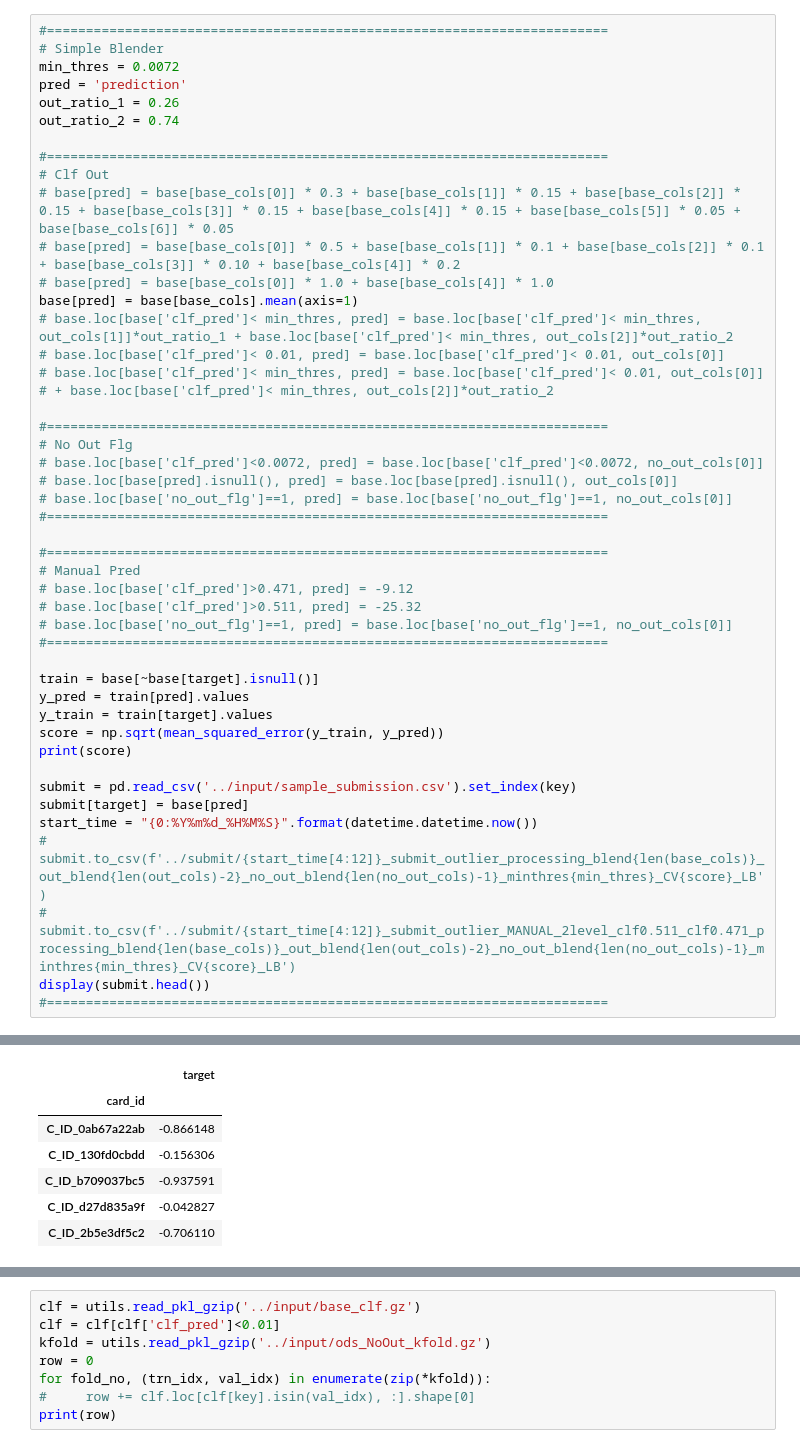
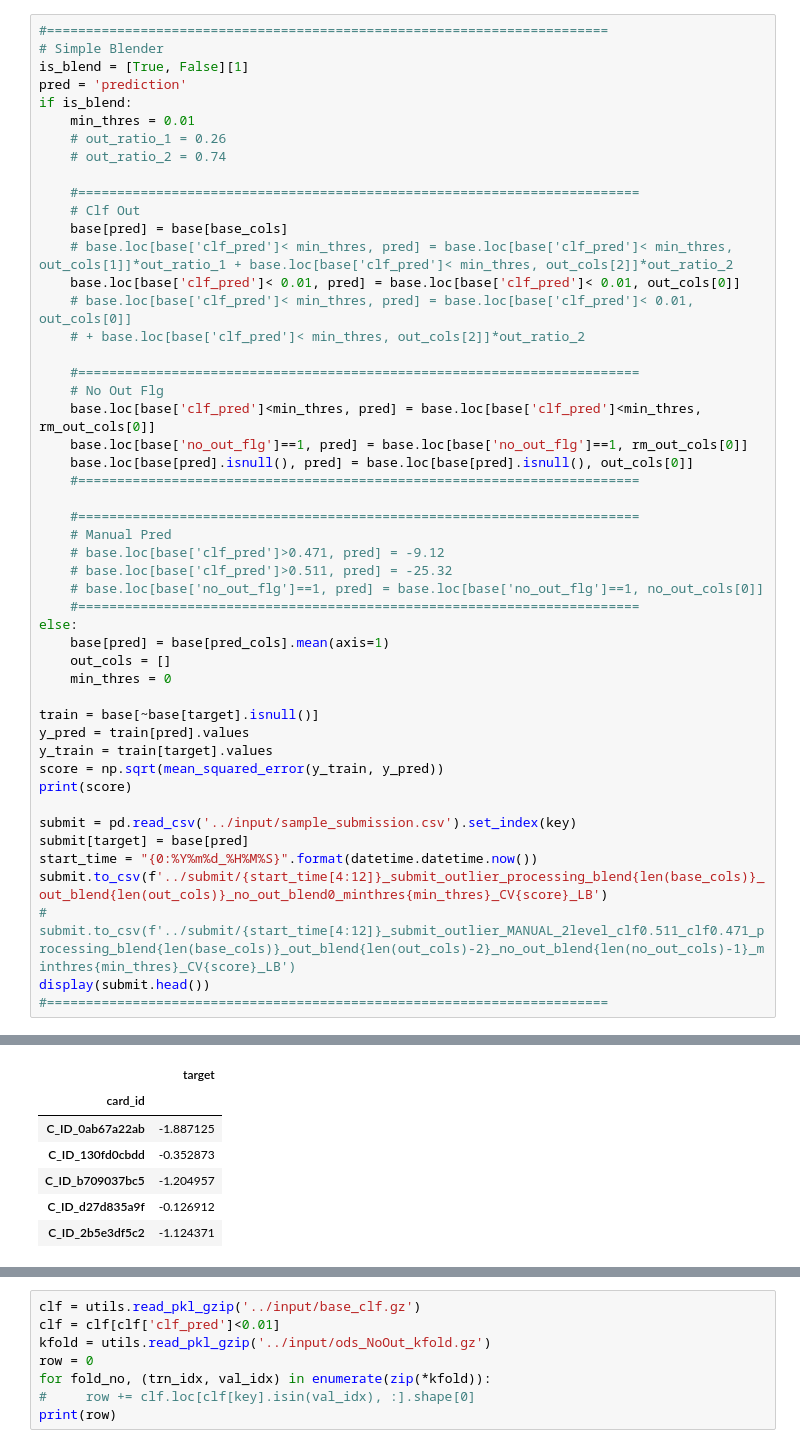
Before and after one commit to Chestnut1999/Elo-Recommendation-23place, a Jupyter notebook: jpy/225_elo_blender_exp.ipynb, the cells around one changed output, grey strips where cells are left out. Saved outputs shown, nothing was run; the diff lists cells and outputs as text.

```diff
--- a/jpy/225_elo_blender_exp.ipynb
+++ b/jpy/225_elo_blender_exp.ipynb
@@ -131,35 +155,38 @@ tmp[tmp.isnull()].shape
 # %%
 #========================================================================
 # Simple Blender
-min_thres = 0.0072
+is_blend = [True, False][1]
 pred = 'prediction'
-out_ratio_1 = 0.26
-out_ratio_2 = 0.74
+if is_blend:
+    min_thres = 0.01
+    # out_ratio_1 = 0.26
+    # out_ratio_2 = 0.74
 
-#========================================================================
-# Clf Out
-# base[pred] = base[base_cols[0]] * 0.3 + base[base_cols[1]] * 0.15 + base[base_cols[2]] * 0.15 + base[base_cols[3]] * 0.15 + base[base_cols[4]] * 0.15 + base[base_cols[5]] * 0.05 + base[base_cols[6]] * 0.05
-# base[pred] = base[base_cols[0]] * 0.5 + base[base_cols[1]] * 0.1 + base[base_cols[2]] * 0.1 + base[base_cols[3]] * 0.10 + base[base_cols[4]] * 0.2
-# base[pred] = base[base_cols[0]] * 1.0 + base[base_cols[4]] * 1.0
-base[pred] = base[base_cols].mean(axis=1)
-# base.loc[base['clf_pred']< min_thres, pred] = base.loc[base['clf_pred']< min_thres, out_cols[1]]*out_ratio_1 + base.loc[base['clf_pred']< min_thres, out_cols[2]]*out_ratio_2
-# base.loc[base['clf_pred']< 0.01, pred] = base.loc[base['clf_pred']< 0.01, out_cols[0]]
-# base.loc[base['clf_pred']< min_thres, pred] = base.loc[base['clf_pred']< 0.01, out_cols[0]]
-# + base.loc[base['clf_pred']< min_thres, out_cols[2]]*out_ratio_2
+    #========================================================================
+    # Clf Out
+    base[pred] = base[base_cols]
+    # base.loc[base['clf_pred']< min_thres, pred] = base.loc[base['clf_pred']< min_thres, out_cols[1]]*out_ratio_1 + base.loc[base['clf_pred']< min_thres, out_cols[2]]*out_ratio_2
+    base.loc[base['clf_pred']< 0.01, pred] = base.loc[base['clf_pred']< 0.01, out_cols[0]]
+    # base.loc[base['clf_pred']< min_thres, pred] = base.loc[base['clf_pred']< 0.01, out_cols[0]]
+    # + base.loc[base['clf_pred']< min_thres, out_cols[2]]*out_ratio_2
 
-#========================================================================
-# No Out Flg
-# base.loc[base['clf_pred']<0.0072, pred] = base.loc[base['clf_pred']<0.0072, no_out_cols[0]]
-# base.loc[base[pred].isnull(), pred] = base.loc[base[pred].isnull(), out_cols[0]]
-# base.loc[base['no_out_flg']==1, pred] = base.loc[base['no_out_flg']==1, no_out_cols[0]]
-#========================================================================
+    #========================================================================
+    # No Out Flg
+    base.loc[base['clf_pred']<min_thres, pred] = base.loc[base['clf_pred']<min_thres, rm_out_cols[0]]
+    base.loc[base['no_out_flg']==1, pred] = base.loc[base['no_out_flg']==1, rm_out_cols[0]]
+    base.loc[base[pred].isnull(), pred] = base.loc[base[pred].isnull(), out_cols[0]]
+    #========================================================================
 
-#========================================================================
-# Manual Pred
-# base.loc[base['clf_pred']>0.471, pred] = -9.12
-# base.loc[base['clf_pred']>0.511, pred] = -25.32
-# base.loc[base['no_out_flg']==1, pred] = base.loc[base['no_out_flg']==1, no_out_cols[0]]
-#========================================================================
+    #========================================================================
+    # Manual Pred
+    # base.loc[base['clf_pred']>0.471, pred] = -9.12
+    # base.loc[base['clf_pred']>0.511, pred] = -25.32
+    # base.loc[base['no_out_flg']==1, pred] = base.loc[base['no_out_flg']==1, no_out_cols[0]]
+    #========================================================================
+else:
+    base[pred] = base[pred_cols].mean(axis=1)
+    out_cols = []
+    min_thres = 0
 
 train = base[~base[target].isnull()]
 y_pred = train[pred].values
@@ -170,7 +197,7 @@ print(score)
 submit = pd.read_csv('../input/sample_submission.csv').set_index(key)
 submit[target] = base[pred]
 start_time = "{0:%Y%m%d_%H%M%S}".format(datetime.datetime.now())
-# submit.to_csv(f'../submit/{start_time[4:12]}_submit_outlier_processing_blend{len(base_cols)}_out_blend{len(out_cols)-2}_no_out_blend{len(no_out_cols)-1}_minthres{min_thres}_CV{score}_LB')
+submit.to_csv(f'../submit/{start_time[4:12]}_submit_outlier_processing_blend{len(base_cols)}_out_blend{len(out_cols)}_no_out_blend0_minthres{min_thres}_CV{score}_LB')
 # submit.to_csv(f'../submit/{start_time[4:12]}_submit_outlier_MANUAL_2level_clf0.511_clf0.471_processing_blend{len(base_cols)}_out_blend{len(out_cols)-2}_no_out_blend{len(no_out_cols)-1}_minthres{min_thres}_CV{score}_LB')
 display(submit.head())
 #========================================================================
@@ -179,7 +206,7 @@ display(submit.head())
 |  | target |
 | card_id |  |
-| C_ID_0ab67a22ab | -0.866148 |
-| C_ID_130fd0cbdd | -0.156306 |
-| C_ID_b709037bc5 | -0.937591 |
-| C_ID_d27d835a9f | -0.042827 |
-| C_ID_2b5e3df5c2 | -0.706110 |
+| C_ID_0ab67a22ab | -1.887125 |
+| C_ID_130fd0cbdd | -0.352873 |
+| C_ID_b709037bc5 | -1.204957 |
+| C_ID_d27d835a9f | -0.126912 |
+| C_ID_2b5e3df5c2 | -1.124371 |
```
Also changed, not shown: parts of 9 cells of this notebook, 5 other files.
